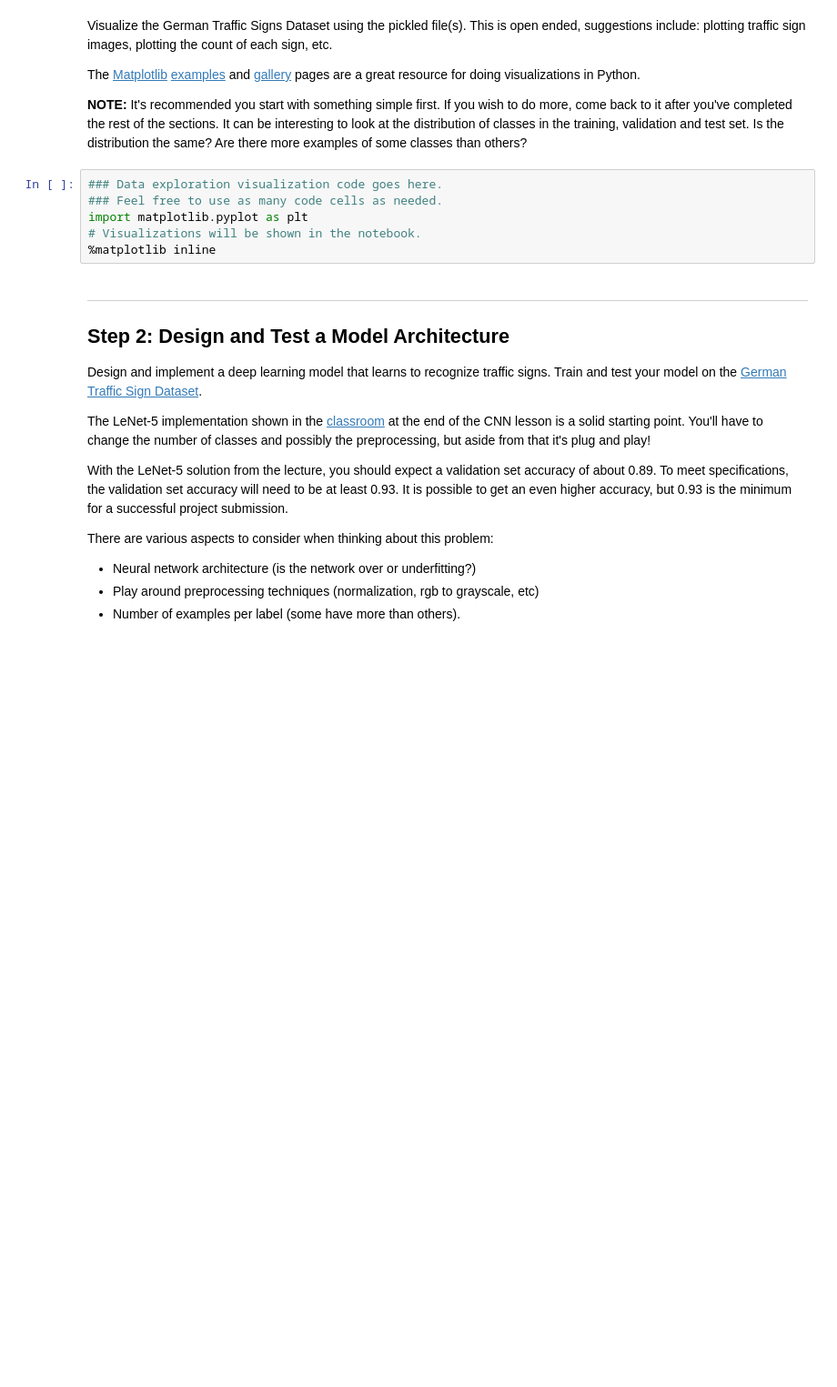
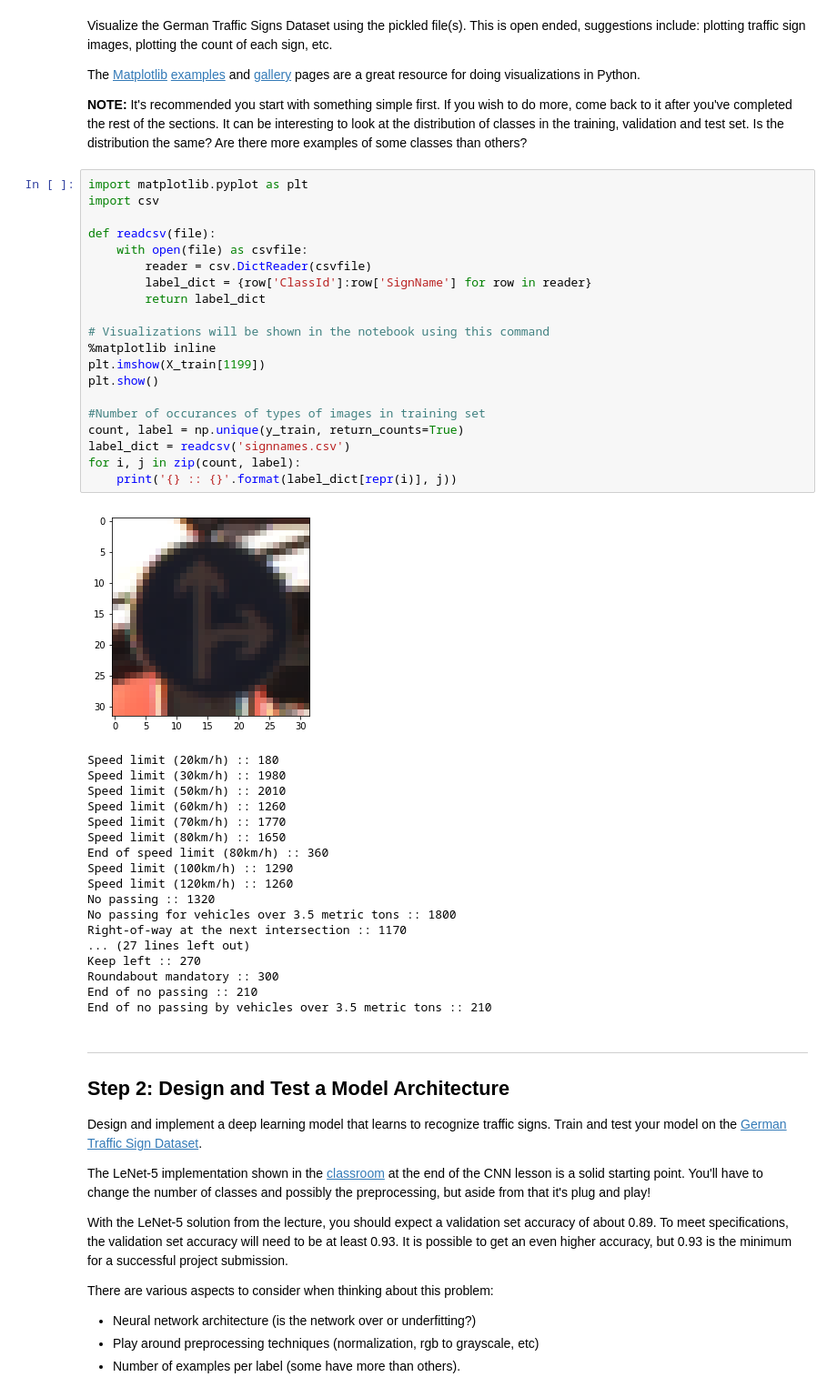
Before and after one commit to mymachinelearnings/CarND-Traffic-Sign-Classifier-Project, a Jupyter notebook: Traffic_Sign_Classifier.ipynb, the cells around one changed output. Shown at 91% size. Cells and saved outputs as stored; diff of their text form; blank space fills up the shorter version.

```diff
--- a/Traffic_Sign_Classifier.ipynb
+++ b/Traffic_Sign_Classifier.ipynb
@@ -80,12 +79,45 @@ Visualize the German Traffic Signs Dataset using the pickled file(s). This is op
 The [Matplotlib](http://matplotlib.org/) [examples](http://matplotlib.org/examples/index.html) and [gallery](http://matplotlib.org/gallery.html) pages are a great resource for doing visualizations in Python.
 
 **NOTE:** It's recommended you start with something simple first. If you wish to do more, come back to it after you've completed the rest of the sections. It can be interesting to look at the distribution of classes in the training, validation and test set. Is the distribution the same? Are there more examples of some classes than others?
-# %%
-### Data exploration visualization code goes here.
-### Feel free to use as many code cells as needed.
-import matplotlib.pyplot as plt
-# Visualizations will be shown in the notebook.
-%matplotlib inline
+# %%
+import matplotlib.pyplot as plt
+import csv
+
+def readcsv(file):
+    with open(file) as csvfile:
+        reader = csv.DictReader(csvfile)
+        label_dict = {row['ClassId']:row['SignName'] for row in reader}
+        return label_dict
+
+# Visualizations will be shown in the notebook using this command
+%matplotlib inline
+plt.imshow(X_train[1199])
+plt.show()
+
+#Number of occurances of types of images in training set
+count, label = np.unique(y_train, return_counts=True)
+label_dict = readcsv('signnames.csv')
+for i, j in zip(count, label):
+    print('{} :: {}'.format(label_dict[repr(i)], j))
+# %% [output]
+[figure, added]
+Speed limit (20km/h) :: 180
+Speed limit (30km/h) :: 1980
+Speed limit (50km/h) :: 2010
+Speed limit (60km/h) :: 1260
+Speed limit (70km/h) :: 1770
+Speed limit (80km/h) :: 1650
+End of speed limit (80km/h) :: 360
+Speed limit (100km/h) :: 1290
+Speed limit (120km/h) :: 1260
+No passing :: 1320
+No passing for vehicles over 3.5 metric tons :: 1800
+Right-of-way at the next intersection :: 1170
+... (27 lines left out)
+Keep left :: 270
+Roundabout mandatory :: 300
+End of no passing :: 210
+End of no passing by vehicles over 3.5 metric tons :: 210
 # %% [markdown]
 ----
 
```
Also changed, not shown: parts of 7 cells of this notebook.
